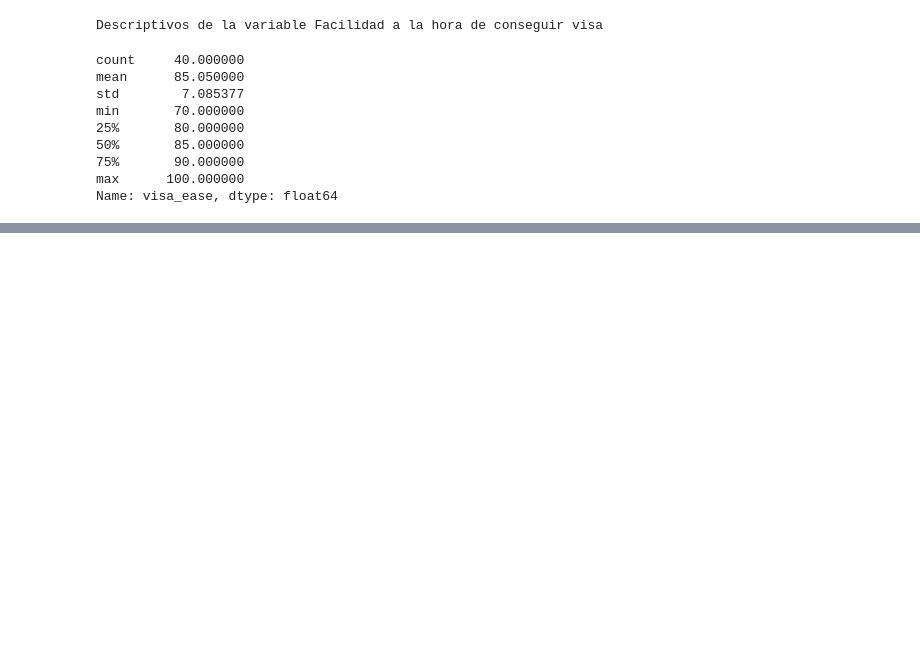
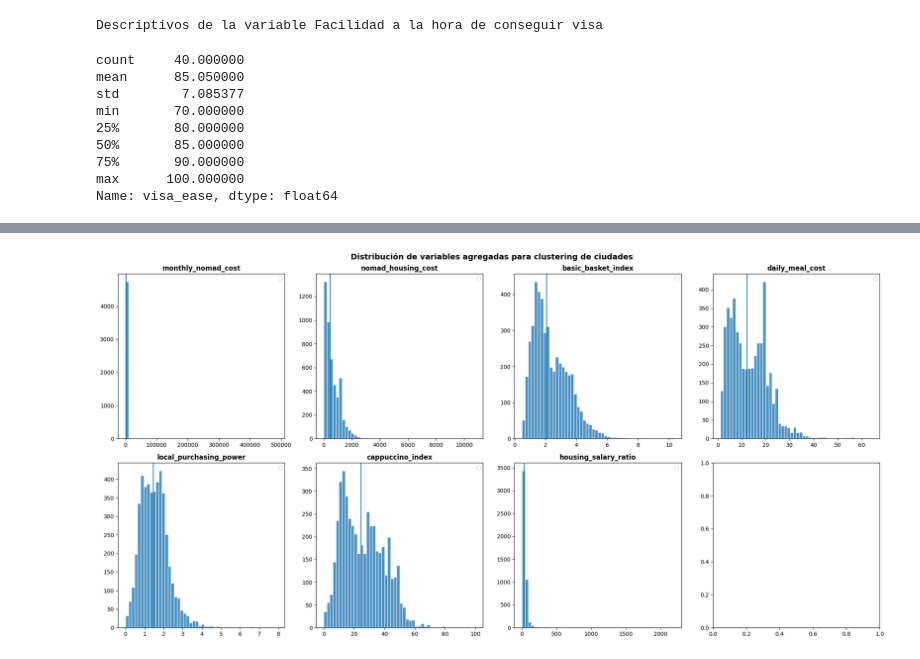
Before and after one commit to danielaaguirrej55-source/Proyecto-ML---Machine-Learning, a Jupyter notebook: src/notebooks/main_juanfcia_models.ipynb, the cells around one changed output, grey strips where cells are left out. Drawn from its saved outputs; the diff is of its cells as text; code cells hidden in the pictures; blank space fills up the shorter version.

Commit message:
Minieda vars ML: vars clustering, corr vars clustering y target

```diff
--- a/src/notebooks/main_juanfcia_models.ipynb
+++ b/src/notebooks/main_juanfcia_models.ipynb
@@ -435,0 +438,12 @@ Name: visa_ease, dtype: float64
+# %%
+# Variables sobre las que sacaremos el clusterizado de ciudades
+
+nom_features= [
+    'monthly_nomad_cost',
+    'nomad_housing_cost',
+    'basic_basket_index',
+    'daily_meal_cost',
+    'local_purchasing_power',
+    'cappuccino_index',
+    'housing_salary_ratio'
+]
@@ -435,0 +462,17 @@ Name: visa_ease, dtype: float64
+# %%
+# Distribuciones de las features de clustering
+
+fig, axes = plt.subplots(2, 4, figsize=(20, 10))
+axes = axes.flatten()
+
+for i, col in enumerate(nom_features):
+    axes[i].hist(df_cities[col], bins=50, edgecolor='white', alpha=0.8)
+    axes[i].set_title(col, fontweight='bold')
+    axes[i].axvline(df_cities[col].median())
+    axes[i].legend(fontsize=9)
+
+fig.suptitle('Distribución de variables agregadas para clustering de ciudades', fontsize=14, fontweight='bold')
+plt.tight_layout()
+plt.show()
+# %% [output]
+[figure, added]
```
Also changed, not shown: parts of 5 cells of this notebook, 5 other files.
